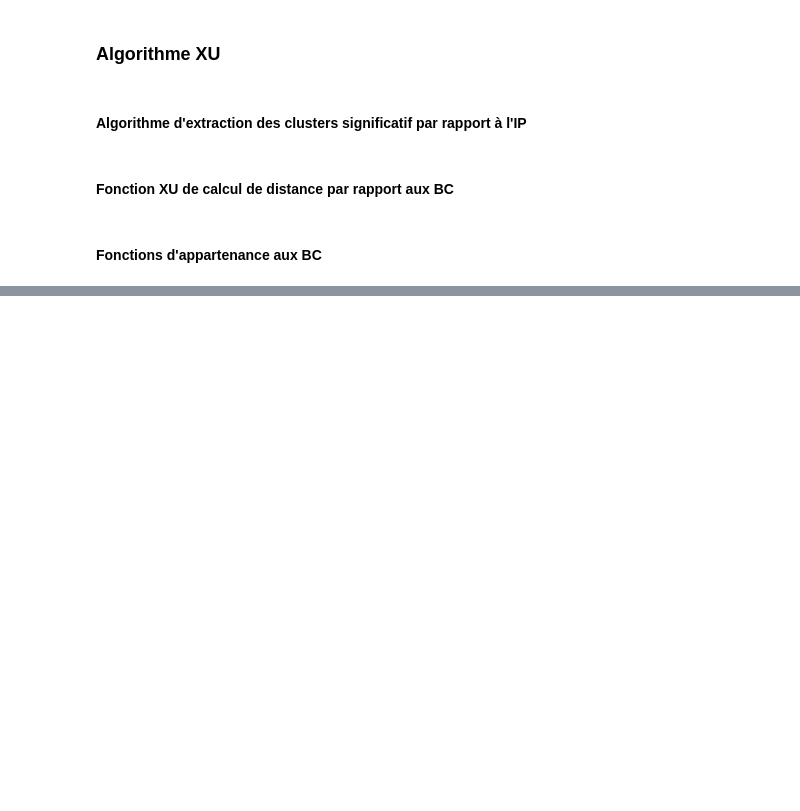
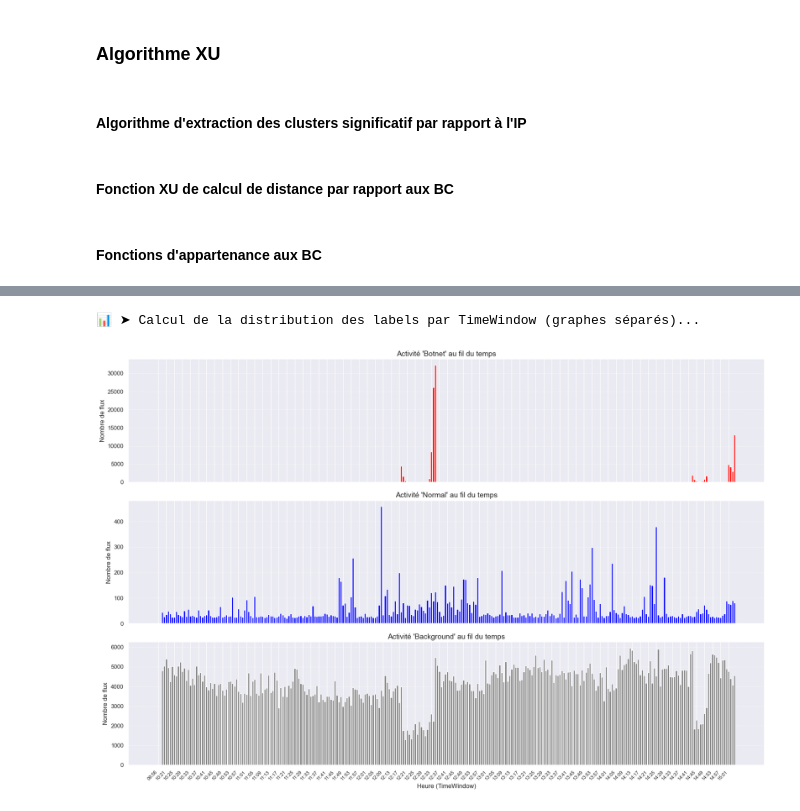
Before and after one commit to Keracles/Xu, a Jupyter notebook: Xu_final.ipynb, the cells around one changed output, grey strips where cells are left out. Saved outputs shown, nothing was run; the diff lists cells and outputs as text; code cells hidden in the pictures; blank space fills up the shorter version.

```diff
--- a/Xu_final.ipynb
+++ b/Xu_final.ipynb
@@ -538,0 +907,5 @@ def find_best_k_with_silhouette(df_xu, k_range=range(2, 11)):
+# %%
+plot_label_distribution_separated(df, time_col="flow_start", x_tick_spacing=4, label_to_show=['Botnet', 'Normal', 'Background'])
+# %% [output]
+📊 ➤ Calcul de la distribution des labels par TimeWindow (graphes séparés)...
+[figure, added]
```
Also changed, not shown: parts of 26 cells of this notebook, 1 other file.
